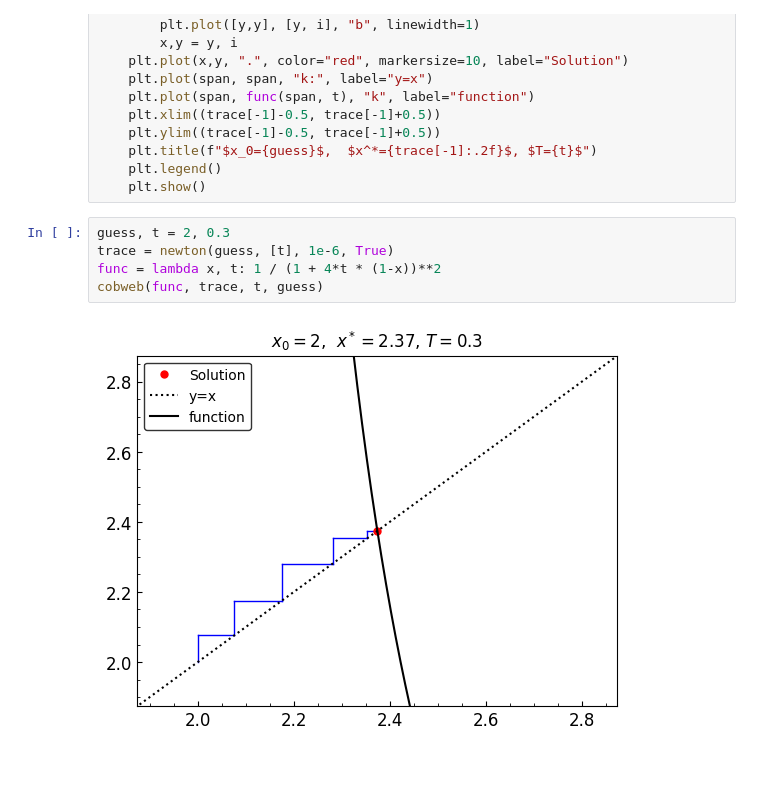
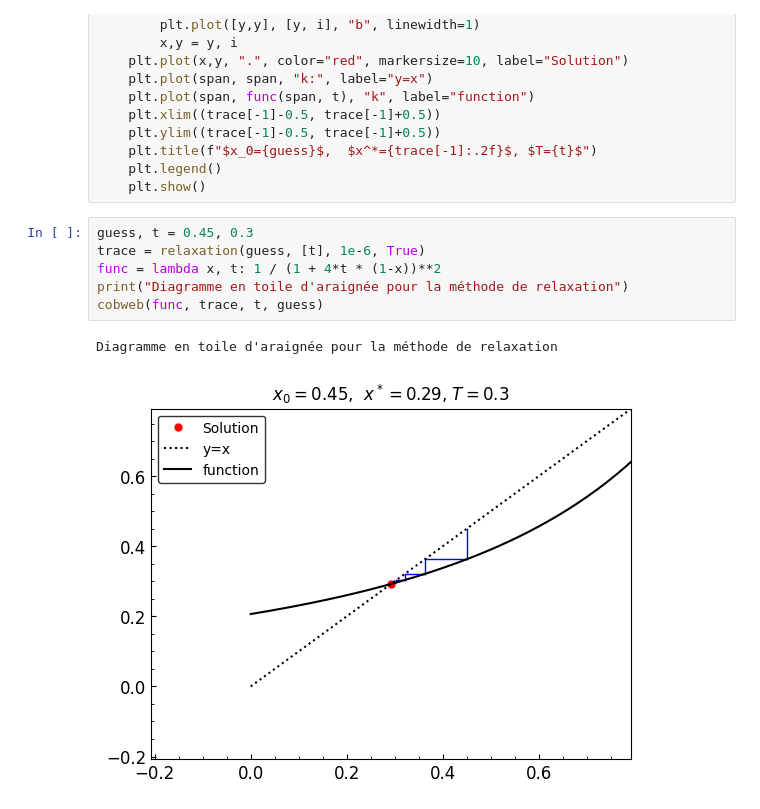
Before and after one commit to Antetokounpo/PhysNum-TP, a Jupyter notebook: TP3/TP3.ipynb, the cells around one changed output. Cells and saved outputs as stored; diff of their text form; blank space fills up the shorter version.

```diff
--- a/TP3/TP3.ipynb
+++ b/TP3/TP3.ipynb
@@ -1228,9 +1228,11 @@ def cobweb(func, trace, t, guess):
     plt.legend()
     plt.show()
 # %%
-guess, t = 2, 0.3
-trace = newton(guess, [t], 1e-6, True)
+guess, t = 0.45, 0.3
+trace = relaxation(guess, [t], 1e-6, True)
 func = lambda x, t: 1 / (1 + 4*t * (1-x))**2
+print("Diagramme en toile d'araignée pour la méthode de relaxation")
 cobweb(func, trace, t, guess)
 # %% [output]
+Diagramme en toile d'araignée pour la méthode de relaxation
-[figure, old version]
+[figure, new version]
```
